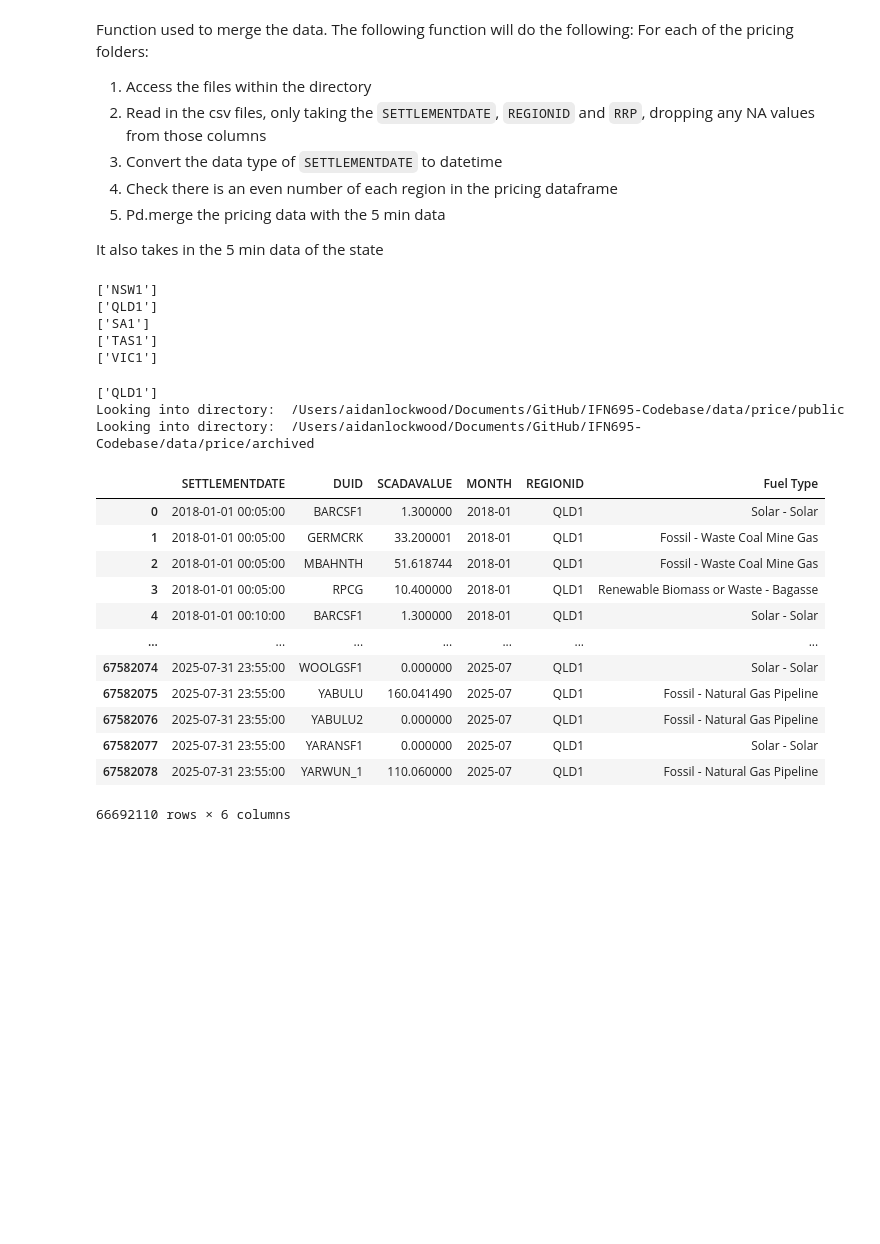
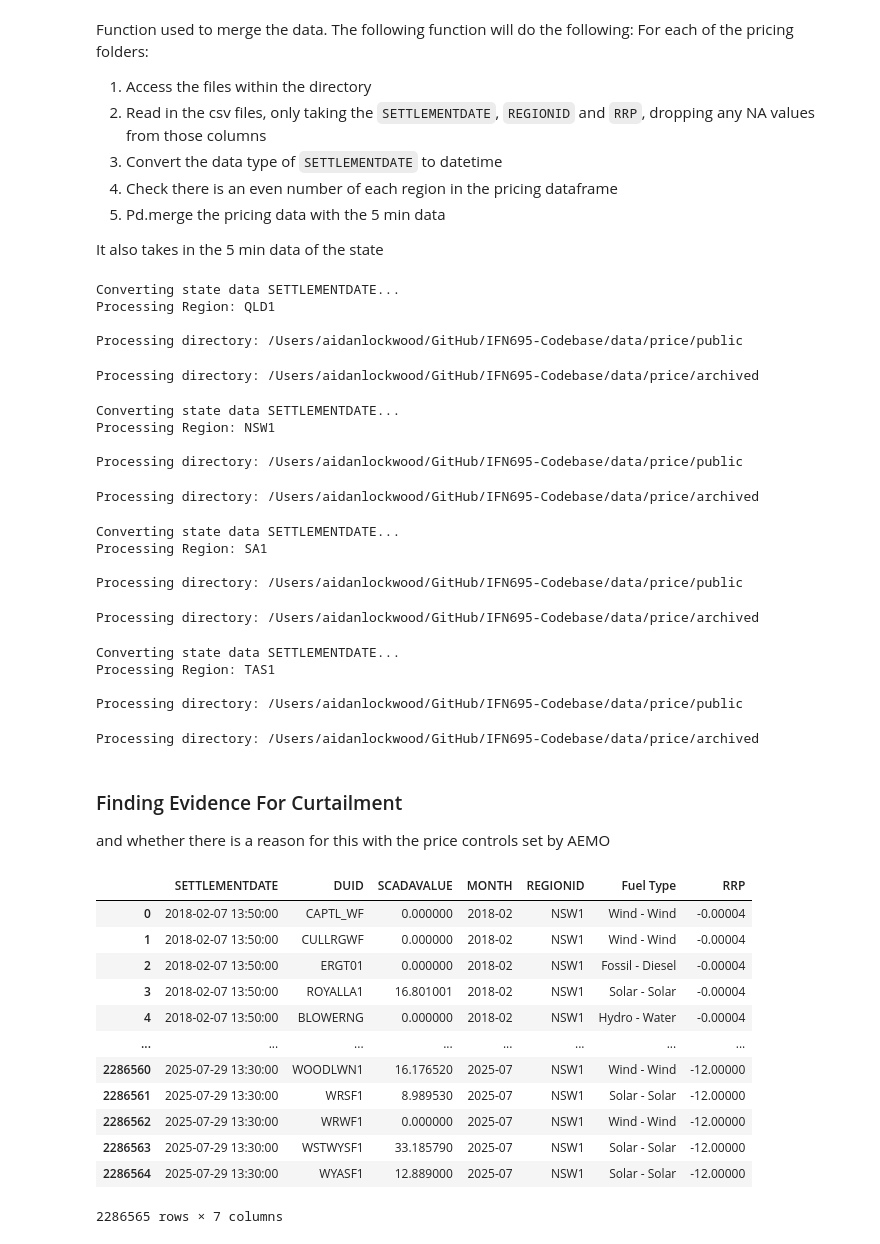
Before and after one commit to aidanlockwood20/IFN695-Codebase, a Jupyter notebook: report.ipynb, the cells around one changed output. Drawn from its saved outputs; the diff is of its cells as text; code cells hidden in the pictures; blank space fills up the shorter version.

```diff
--- a/report.ipynb
+++ b/report.ipynb
@@ -881,28 +782,47 @@ def merge_price_data(state_data_list):
-# %%
-for dataset in nem_datasets:
-    print(dataset['REGIONID'].unique())
-# %% [output]
-['NSW1']
-['QLD1']
-['SA1']
-['TAS1']
-['VIC1']
 # %%
-merge_price_data(qld_data)
+qld_data_price, qld_pricing_dict = merge_price_data_fixed(qld_data)
+nsw_data_price, nsw_pricing_dict = merge_price_data_fixed(nsw_data)
+sa_data_price, sa_pricing_dict = merge_price_data_fixed(sa_data)
+tas_data_price, tas_pricing_dict = merge_price_data_fixed(tas_data)
+vic_data_price, vic_pricing_dict = merge_price_data_fixed(vic_data)
 # %% [output]
-['QLD1']
-Looking into directory:  /Users/aidanlockwood/Documents/GitHub/IFN695-Codebase/data/price/public
-Looking into directory:  /Users/aidanlockwood/Documents/GitHub/IFN695-Codebase/data/price/archived
+Converting state data SETTLEMENTDATE...
+Processing Region: QLD1
+
+Processing directory: /Users/aidanlockwood/GitHub/IFN695-Codebase/data/price/public
-|  | SETTLEMENTDATE | DUID | SCADAVALUE | MONTH | REGIONID | Fuel Type |
-| 0 | 2018-01-01 00:05:00 | BARCSF1 | 1.300000 | 2018-01 | QLD1 | Solar - Solar |
-| 1 | 2018-01-01 00:05:00 | GERMCRK | 33.200001 | 2018-01 | QLD1 | Fossil - Waste Coal Mine Gas |
-| 2 | 2018-01-01 00:05:00 | MBAHNTH | 51.618744 | 2018-01 | QLD1 | Fossil - Waste Coal Mine Gas |
-| 3 | 2018-01-01 00:05:00 | RPCG | 10.400000 | 2018-01 | QLD1 | Renewable Biomass or Waste - Bagasse |
-| 4 | 2018-01-01 00:10:00 | BARCSF1 | 1.300000 | 2018-01 | QLD1 | Solar - Solar |
-| ... | ... | ... | ... | ... | ... | ... |
-| 67582074 | 2025-07-31 23:55:00 | WOOLGSF1 | 0.000000 | 2025-07 | QLD1 | Solar - Solar |
-| 67582075 | 2025-07-31 23:55:00 | YABULU | 160.041490 | 2025-07 | QLD1 | Fossil - Natural Gas Pipeline |
-| 67582076 | 2025-07-31 23:55:00 | YABULU2 | 0.000000 | 2025-07 | QLD1 | Fossil - Natural Gas Pipeline |
-| 67582077 | 2025-07-31 23:55:00 | YARANSF1 | 0.000000 | 2025-07 | QLD1 | Solar - Solar |
-| 67582078 | 2025-07-31 23:55:00 | YARWUN_1 | 110.060000 | 2025-07 | QLD1 | Fossil - Natural Gas Pipeline |
-66692110 rows × 6 columns
+Processing directory: /Users/aidanlockwood/GitHub/IFN695-Codebase/data/price/archived
+Converting state data SETTLEMENTDATE...
+Processing Region: NSW1
+
+Processing directory: /Users/aidanlockwood/GitHub/IFN695-Codebase/data/price/public
+Processing directory: /Users/aidanlockwood/GitHub/IFN695-Codebase/data/price/archived
+Converting state data SETTLEMENTDATE...
+Processing Region: SA1
+
+Processing directory: /Users/aidanlockwood/GitHub/IFN695-Codebase/data/price/public
+Processing directory: /Users/aidanlockwood/GitHub/IFN695-Codebase/data/price/archived
+Converting state data SETTLEMENTDATE...
+Processing Region: TAS1
+
+Processing directory: /Users/aidanlockwood/GitHub/IFN695-Codebase/data/price/public
+Processing directory: /Users/aidanlockwood/GitHub/IFN695-Codebase/data/price/archived
+# %% [markdown]
+### Finding Evidence For Curtailment
+and whether there is a reason for this with the price controls set by AEMO
+# %%
+nsw_neg_price = nsw_data_price[(nsw_data_price['RRP'] < 0) & (nsw_data_price['Fuel Type'] != 'Other - Other')].dropna().reset_index(drop = True)
+nsw_neg_price
+# %% [output]
+|  | SETTLEMENTDATE | DUID | SCADAVALUE | MONTH | REGIONID | Fuel Type | RRP |
+| 0 | 2018-02-07 13:50:00 | CAPTL_WF | 0.000000 | 2018-02 | NSW1 | Wind - Wind | -0.00004 |
+| 1 | 2018-02-07 13:50:00 | CULLRGWF | 0.000000 | 2018-02 | NSW1 | Wind - Wind | -0.00004 |
+| 2 | 2018-02-07 13:50:00 | ERGT01 | 0.000000 | 2018-02 | NSW1 | Fossil - Diesel | -0.00004 |
+| 3 | 2018-02-07 13:50:00 | ROYALLA1 | 16.801001 | 2018-02 | NSW1 | Solar - Solar | -0.00004 |
+| 4 | 2018-02-07 13:50:00 | BLOWERNG | 0.000000 | 2018-02 | NSW1 | Hydro - Water | -0.00004 |
+| ... | ... | ... | ... | ... | ... | ... | ... |
+| 2286560 | 2025-07-29 13:30:00 | WOODLWN1 | 16.176520 | 2025-07 | NSW1 | Wind - Wind | -12.00000 |
+| 2286561 | 2025-07-29 13:30:00 | WRSF1 | 8.989530 | 2025-07 | NSW1 | Solar - Solar | -12.00000 |
+| 2286562 | 2025-07-29 13:30:00 | WRWF1 | 0.000000 | 2025-07 | NSW1 | Wind - Wind | -12.00000 |
+| 2286563 | 2025-07-29 13:30:00 | WSTWYSF1 | 33.185790 | 2025-07 | NSW1 | Solar - Solar | -12.00000 |
+| 2286564 | 2025-07-29 13:30:00 | WYASF1 | 12.889000 | 2025-07 | NSW1 | Solar - Solar | -12.00000 |
+2286565 rows × 7 columns
```
Also changed, not shown: parts of 47 cells of this notebook, 1 other file.
